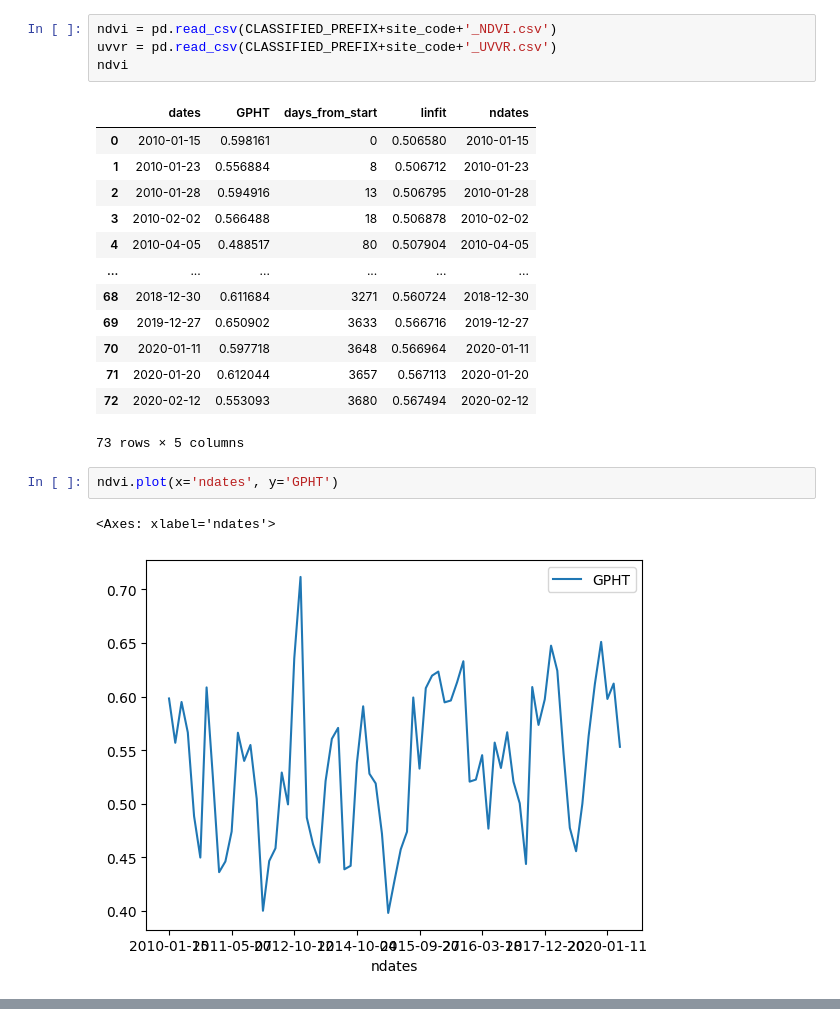
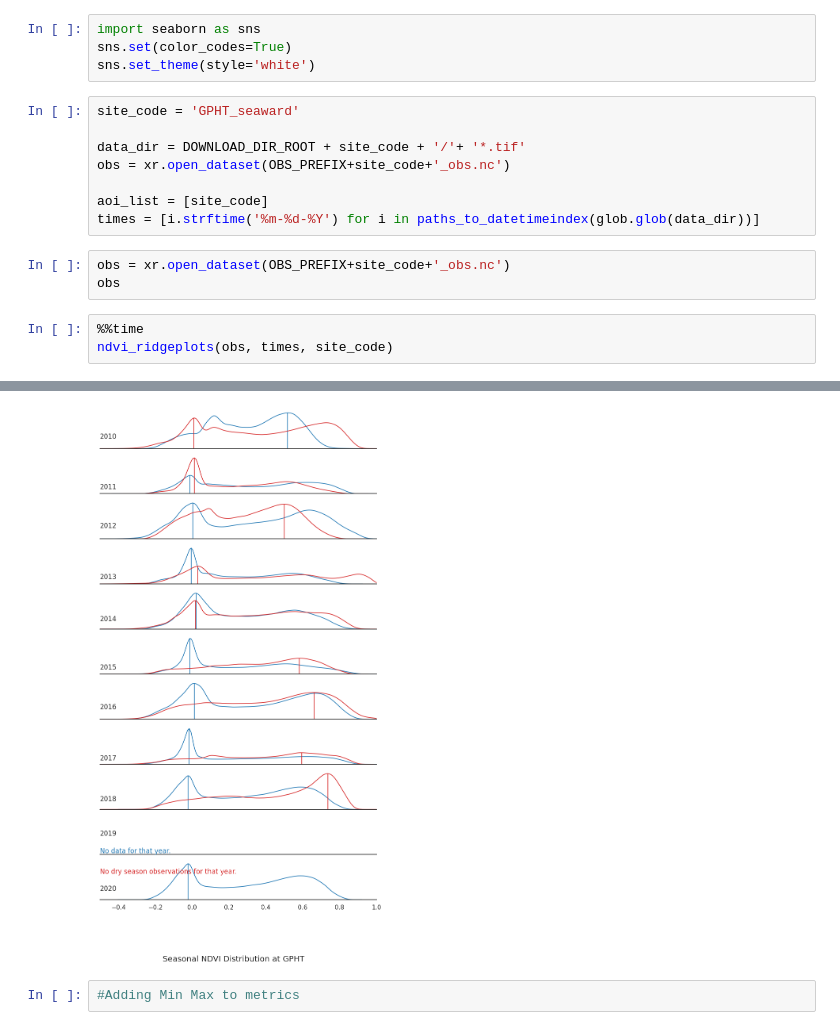
Before and after one commit to aesgeorges/MangroveCaribRS, a Jupyter notebook: notebooks/Untitled.ipynb, the cells around one changed output, grey strips where cells are left out. Saved outputs shown, nothing was run; the diff lists cells and outputs as text.

Commit message:
new ridgeplot figures

```diff
--- a/notebooks/Untitled.ipynb
+++ b/notebooks/Untitled.ipynb
@@ -14,23 +14,19 @@ site_code = 'GPHT'
-# %%
-ndvi = pd.read_csv(CLASSIFIED_PREFIX+site_code+'_NDVI.csv')
-uvvr = pd.read_csv(CLASSIFIED_PREFIX+site_code+'_UVVR.csv')
-ndvi
-# %% [output]
-|  | dates | GPHT | days_from_start | linfit | ndates |
-| 0 | 2010-01-15 | 0.598161 | 0 | 0.506580 | 2010-01-15 |
-| 1 | 2010-01-23 | 0.556884 | 8 | 0.506712 | 2010-01-23 |
-| 2 | 2010-01-28 | 0.594916 | 13 | 0.506795 | 2010-01-28 |
-| 3 | 2010-02-02 | 0.566488 | 18 | 0.506878 | 2010-02-02 |
-| 4 | 2010-04-05 | 0.488517 | 80 | 0.507904 | 2010-04-05 |
-| ... | ... | ... | ... | ... | ... |
-| 68 | 2018-12-30 | 0.611684 | 3271 | 0.560724 | 2018-12-30 |
-| 69 | 2019-12-27 | 0.650902 | 3633 | 0.566716 | 2019-12-27 |
-| 70 | 2020-01-11 | 0.597718 | 3648 | 0.566964 | 2020-01-11 |
-| 71 | 2020-01-20 | 0.612044 | 3657 | 0.567113 | 2020-01-20 |
-| 72 | 2020-02-12 | 0.553093 | 3680 | 0.567494 | 2020-02-12 |
-73 rows × 5 columns
-# %%
-ndvi.plot(x='ndates', y='GPHT')
-# %% [output]
-<Axes: xlabel='ndates'>
-[figure, removed]
+# %%
+import seaborn as sns
+sns.set(color_codes=True)
+sns.set_theme(style='white')
+# %%
+site_code = 'GPHT_seaward'
+
+data_dir = DOWNLOAD_DIR_ROOT + site_code + '/'+ '*.tif'
+obs = xr.open_dataset(OBS_PREFIX+site_code+'_obs.nc')
+
+aoi_list = [site_code]
+times = [i.strftime('%m-%d-%Y') for i in paths_to_datetimeindex(glob.glob(data_dir))]
+# %%
+obs = xr.open_dataset(OBS_PREFIX+site_code+'_obs.nc')
+obs
+# %%
+%%time
+ndvi_ridgeplots(obs, times, site_code)
+# %% [output]
@@ -36,0 +35,3 @@ ndvi.plot(x='ndates', y='GPHT')
+[figure, added]
+# %%
+#Adding Min Max to metrics
```
Also changed, not shown: parts of 10 cells of this notebook, 5 other files.
